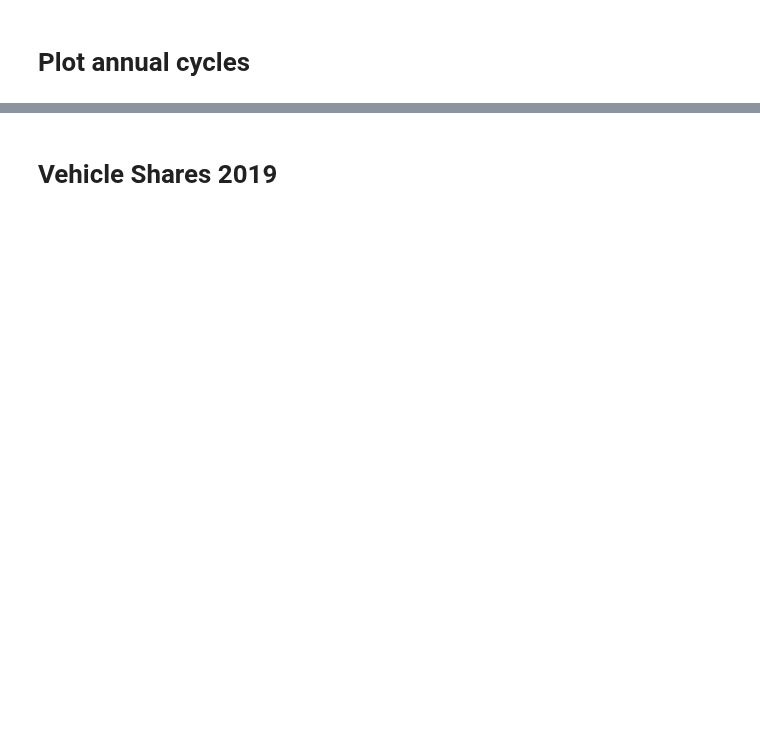
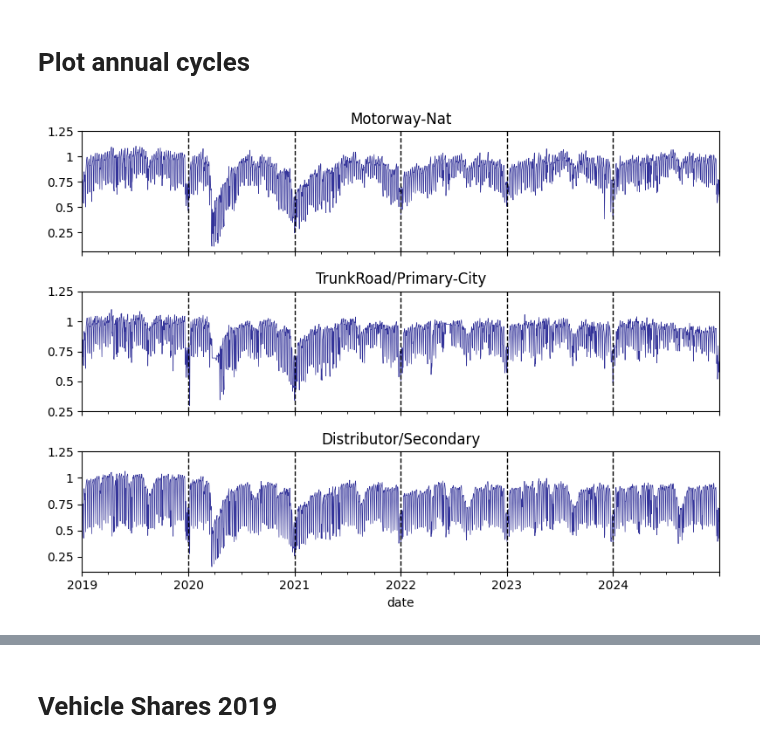
Before and after one commit to tum-esm/drive-inventory, a Jupyter notebook: notebooks/plotting/plot_traffic_activity_profiles.ipynb, the cells around one changed output, grey strips where cells are left out. Drawn from its saved outputs; the diff is of its cells as text; code cells hidden in the pictures; blank space fills up the shorter version.

```diff
--- a/notebooks/plotting/plot_traffic_activity_profiles.ipynb
+++ b/notebooks/plotting/plot_traffic_activity_profiles.ipynb
@@ -115,26 +123,28 @@ ax[2].set_title('Sunday/Holiday')
 # %%
 fig, ax = plt.subplots(3,1, figsize=(8,6), tight_layout = True, sharex=True)
 row = 0
 
 for rt in ['Motorway-Nat', 'TrunkRoad/Primary-City', 'Distributor/Secondary']:
-    counts.annual_cycles.loc[rt].loc['2019-01-01':'2022-12-31'].plot(ax = ax[row], label =rt, alpha = 0.8, linewidth = 0.5, color = 'navy')
+    counts.annual_cycles.loc[rt].loc['2019-01-01':'2024-12-31'].plot(ax = ax[row], label =rt, alpha = 0.8, linewidth = 0.5, color = 'navy')
 
     ax[row].set_title(rt)
     yticks = [0.25, 0.5, 0.75, 1, 1.25]
     ytick_labels = [f'{tick}' for tick in yticks]  # You can customize labels if needed
 
     # Set the xtick marks and labels on the axis object
     ax[row].set_yticks(yticks)
     ax[row].set_yticklabels(ytick_labels)
 
-    for year in [2020,2021,2022]:
+    for year in [2020,2021,2022, 2023, 2024]:
         ax[row].axvline(f'{year}-01-01', color = 'black', linestyle = '--', linewidth=1)
     row +=1
 
 for r in range(0,0):
     ax[r].set_xlabel('')
     ax[r].set_xticks([])
     ax[r].set_xticklabels([])
+# %% [output]
+[figure, added]
 # %%
 fig, ax = plt.subplots(1,1, figsize=(8,3), tight_layout = True, sharex=True)
 row = 0
```
Also changed, not shown: parts of 7 cells of this notebook, 3 other files.
